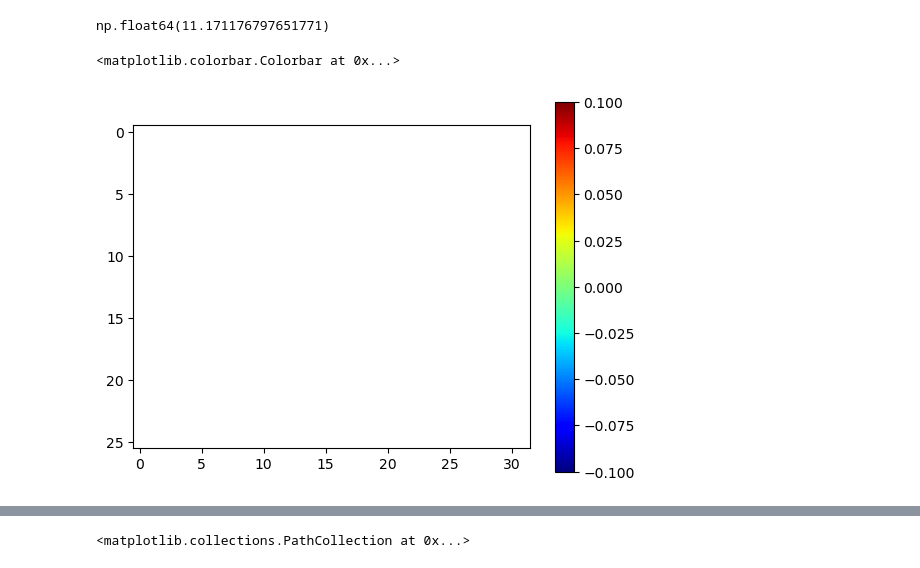
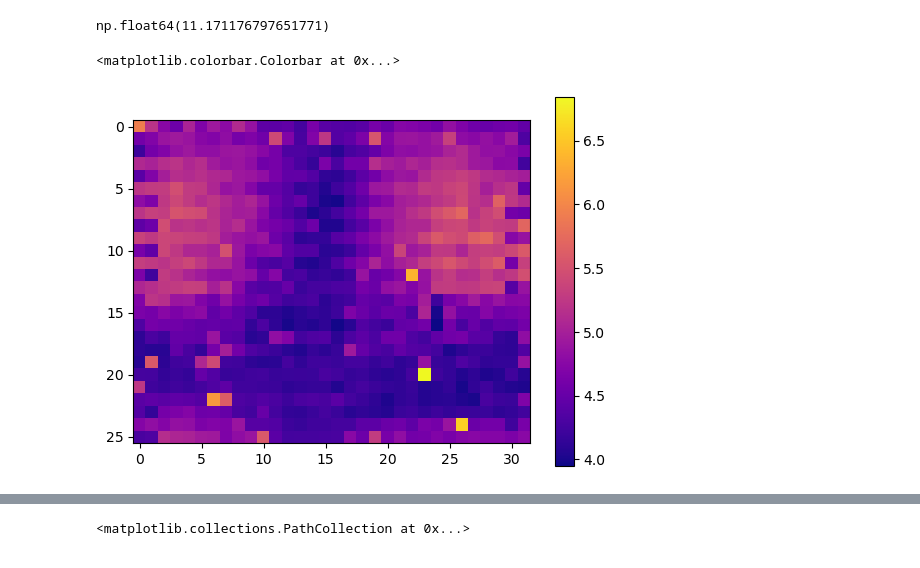
Before and after one commit to Tilman-Burghoff/acoustic-sensing, a Jupyter notebook: experiment3/data_exploration.ipynb, the cells around one changed output, grey strips where cells are left out. Saved outputs shown, nothing was run; the diff lists cells and outputs as text; code cells hidden in the pictures.

```diff
--- a/experiment3/data_exploration.ipynb
+++ b/experiment3/data_exploration.ipynb
@@ -46,5 +41,0 @@ Text(0.5, 0, 'Starttime of Window [s]')
-# %%
-from numpy.lib.stride_tricks import sliding_window_view
-normalized_recording = recordings[:,:,0]/np.max(np.abs(recordings[:,:,0]))
-windowed_recording2 = sliding_window_view(normalized_recording**2, 1000, axis=1)
-energy_per_record2 = np.sum(windowed_recording, axis=2)
@@ -113,18 +50,19 @@ energy = np.average(recordings[:,:,0]**2, axis=1)
 # %%
+energy = np.sum(normalized_recording**2, axis=1)
 grid = np.full((26,32), np.nan)
 x_poses = []
 for idx, row in labels.iterrows():
     x_pos = int(np.round((row.q_0 + 1.5708)/0.1,0))
     if x_pos < 0:
         continue#
     x_poses.append(x_pos)
     y_pos = int(np.round((row.q_3 +0.3)/-0.1, 0))
-    if energy[idx] > 000:
-        continue
+    #if energy[idx] > 300:
+    #>    continue
     grid[y_pos, x_pos] = energy[idx]
+
+plt.imshow(np.log(grid), cmap="plasma")
+plt.colorbar()
+# %% [output]
+<matplotlib.colorbar.Colorbar at 0x...>
+[figure, added]
-# %%
-plt.imshow(np.log(grid), cmap="jet")
-plt.colorbar()
-# %% [output]
-<matplotlib.colorbar.Colorbar at 0x...>
-[figure, removed]
```
Also changed, not shown: parts of 15 cells of this notebook.
